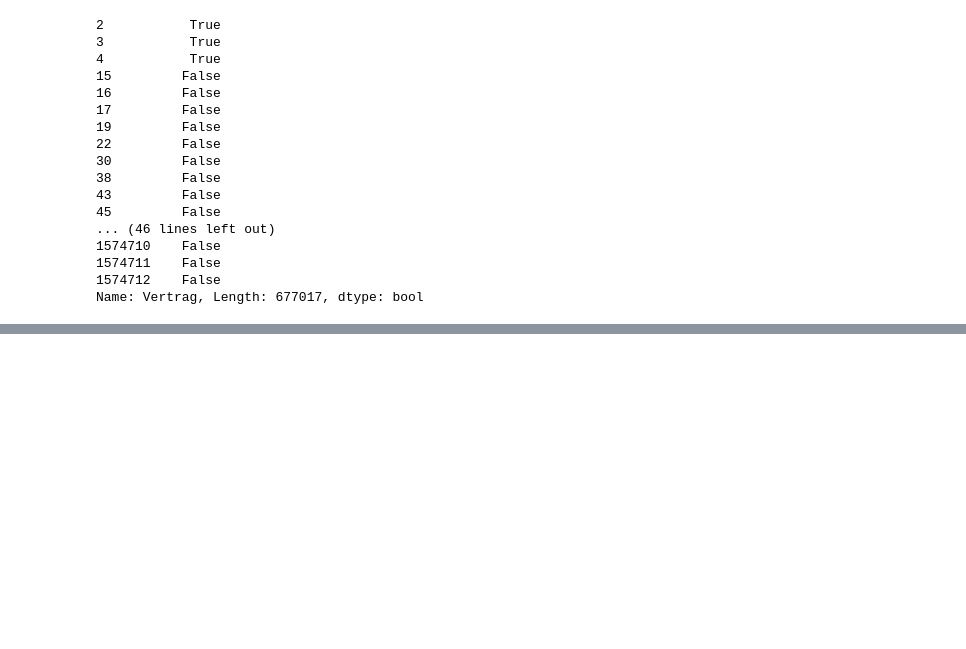
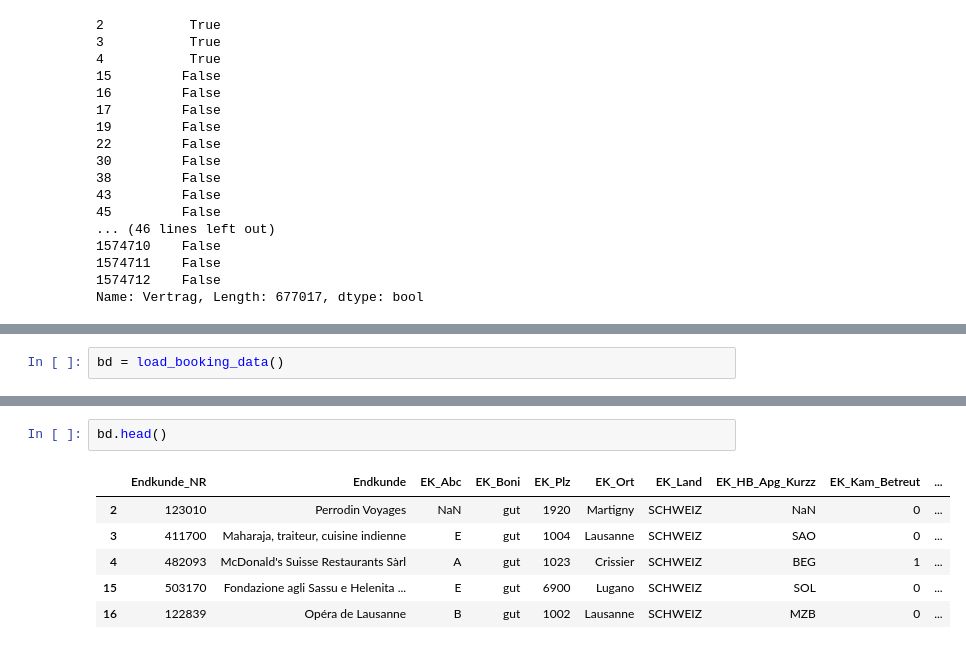
Before and after one commit to apgsga-stc/PredictiveAnalyticsPython, a Jupyter notebook: vkprog_analyse/scribbles.ipynb, the cells around one changed output, grey strips where cells are left out. Cells and saved outputs as stored; diff of their text form; blank space fills up the shorter version.

```diff
--- a/vkprog_analyse/scribbles.ipynb
+++ b/vkprog_analyse/scribbles.ipynb
@@ -342,0 +349,2 @@ Name: Vertrag, Length: 677017, dtype: bool
+# %%
+bd = load_booking_data()
@@ -342,0 +355,9 @@ Name: Vertrag, Length: 677017, dtype: bool
+# %%
+bd.head()
+# %% [output]
+|  | Endkunde_NR | Endkunde | EK_Abc | EK_Boni | EK_Plz | EK_Ort | EK_Land | EK_HB_Apg_Kurzz | EK_Kam_Betreut | ... |
+| 2 | 123010 | Perrodin Voyages | NaN | gut | 1920 | Martigny | SCHWEIZ | NaN | 0 | ... |
+| 3 | 411700 | Maharaja, traiteur, cuisine indienne | E | gut | 1004 | Lausanne | SCHWEIZ | SAO | 0 | ... |
+| 4 | 482093 | McDonald's Suisse Restaurants Sàrl | A | gut | 1023 | Crissier | SCHWEIZ | BEG | 1 | ... |
+| 15 | 503170 | Fondazione agli Sassu e Helenita ... | E | gut | 6900 | Lugano | SCHWEIZ | SOL | 0 | ... |
+| 16 | 122839 | Opéra de Lausanne | B | gut | 1002 | Lausanne | SCHWEIZ | MZB | 0 | ... |
```
Also changed, not shown: parts of 13 cells of this notebook, 1 other file.
